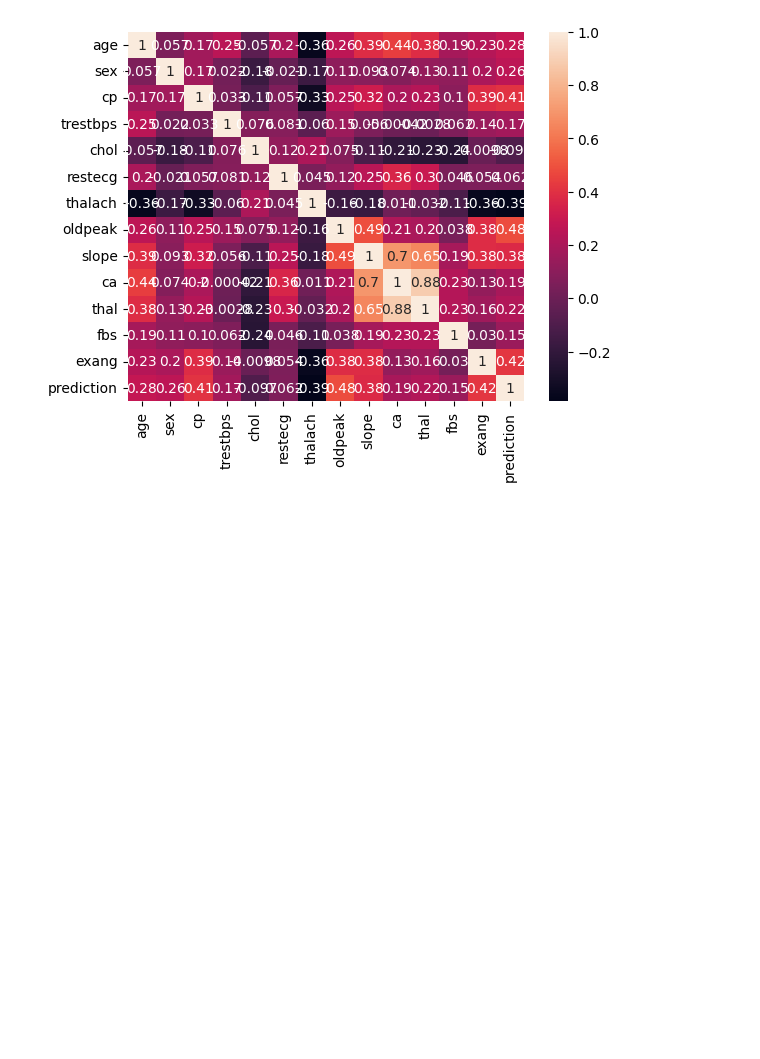
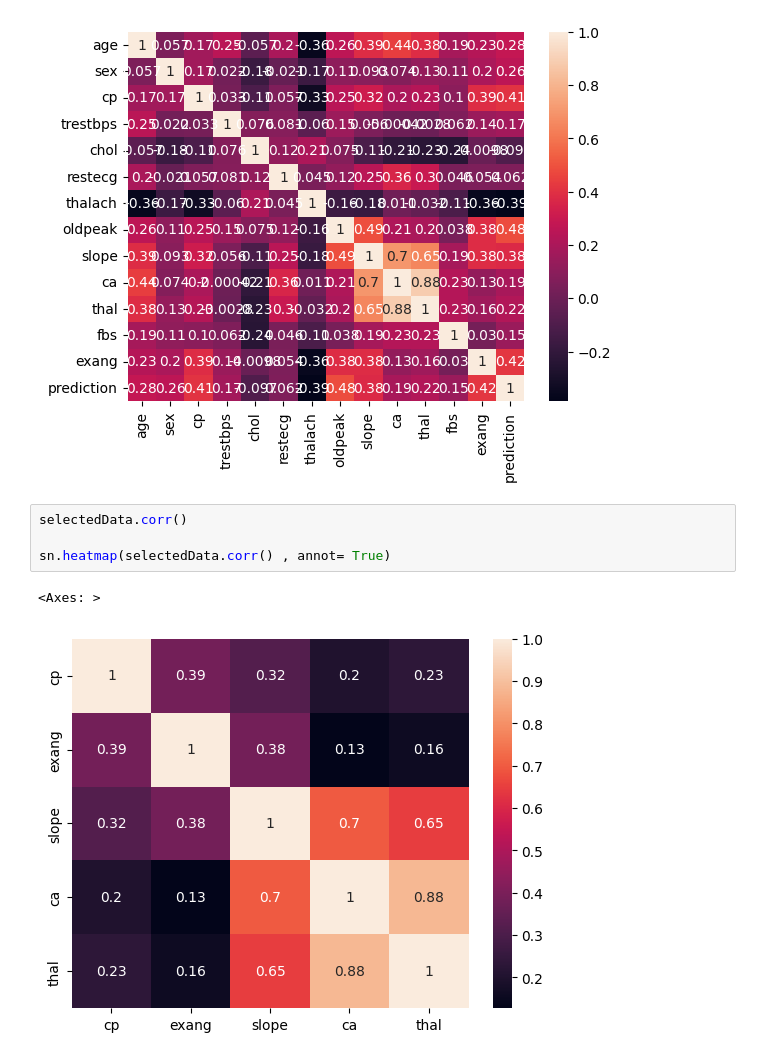
Before and after one commit to MistyDoe/PyHeartDisease, a Jupyter notebook: analysis.ipynb, the cells around one changed output. Drawn from its saved outputs; the diff is of its cells as text; blank space fills up the shorter version.

Commit message:
Added addtional heatman for corr of new set of features

```diff
--- a/analysis.ipynb
+++ b/analysis.ipynb
@@ -97,3 +97,10 @@ selectedData.join([data[["prediction"]]])
 | 919 | 4.0 | 0.0 | -9.0 | -9.0 | -9.0 | 0.0 |
 920 rows × 6 columns
 [figure]
+# %%
+selectedData.corr()
+
+sn.heatmap(selectedData.corr() , annot= True)
+# %% [output]
+<Axes: >
+[figure, added]
```
